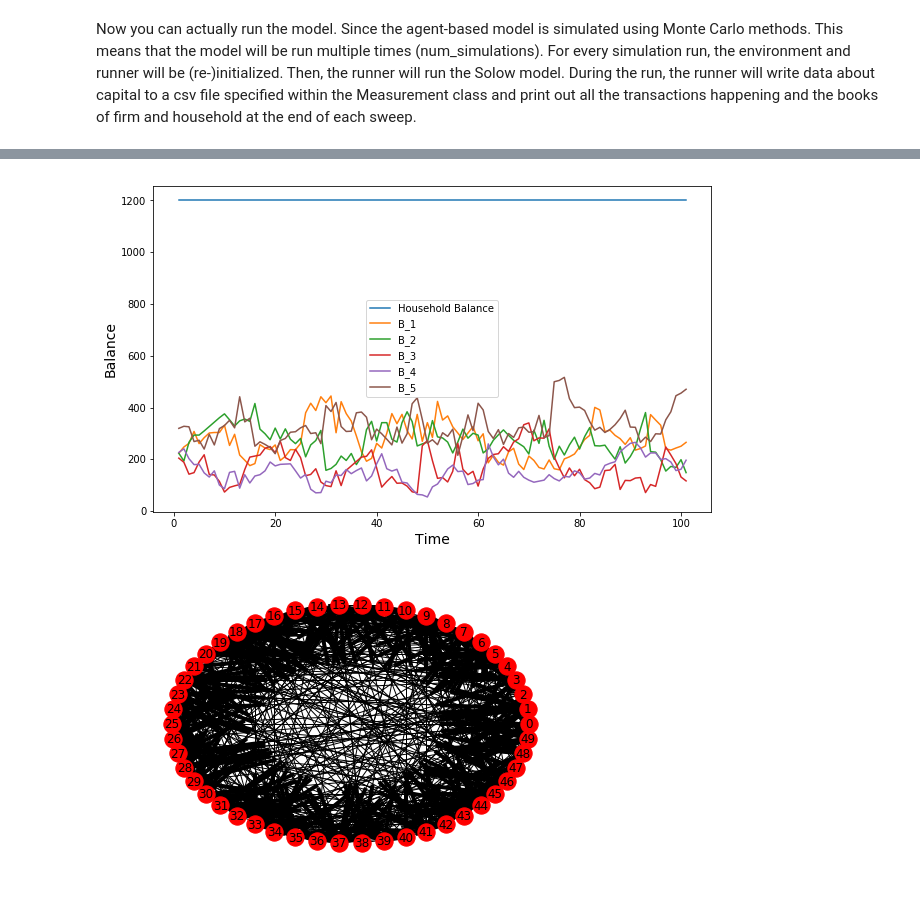
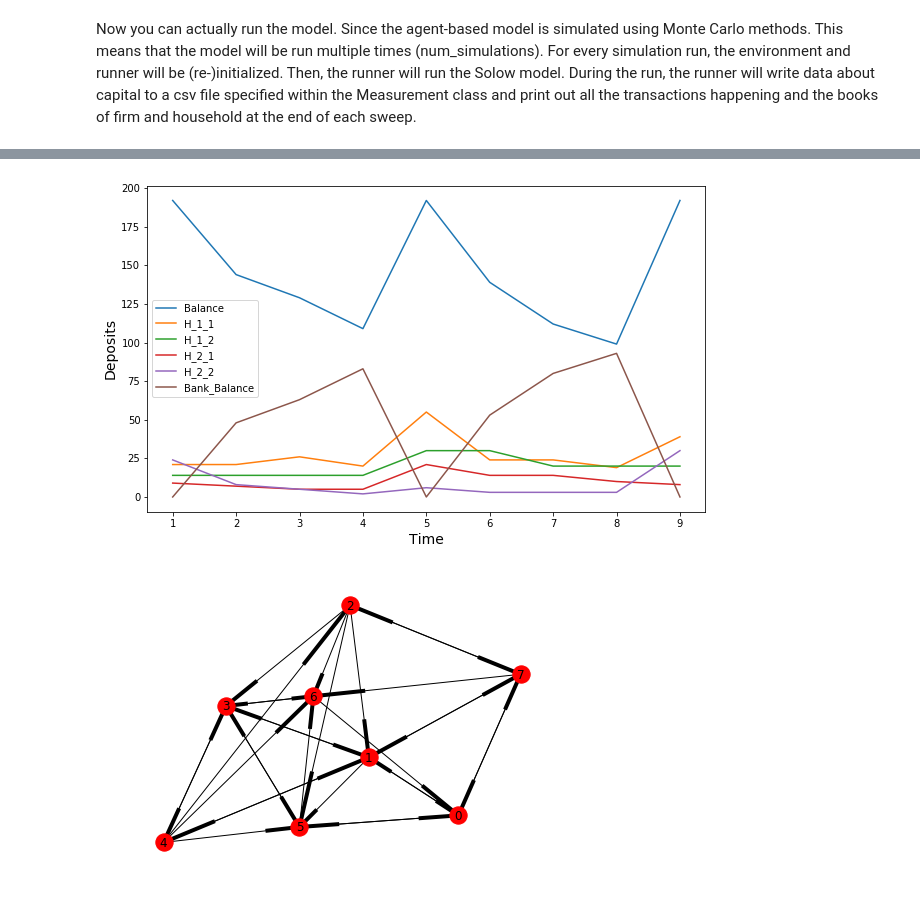
Before and after one commit to JonathanRossouw/Thesis, a Jupyter notebook: thesis/thesis_example.ipynb, the cells around one changed output, grey strips where cells are left out. Drawn from its saved outputs; the diff is of its cells as text; code cells hidden in the pictures.

```diff
--- a/thesis/thesis_example.ipynb
+++ b/thesis/thesis_example.ipynb
@@ -53,7 +53,7 @@ from src.runner import Runner
 Then, before running the model, the logger needs to be initialized.
 # %%
 log_directory = "log/"
-identifier = "/CBDC_parameters"
+identifier = "test_all_methods"
 environment_directory = "environments/"
 if not os.path.exists('log'):
     os.makedirs('log')
@@ -148,14 +124,14 @@ fig, ax = plt.subplots(nrows=1, ncols=1, figsize=(10,6))
 
 ax.plot(thesis_data.index, thesis_data)
 ax.set_xlabel('Time', fontsize='14')
-ax.set_ylabel('Balance', fontsize='14')
-ax.legend(['Household Balance', 'B_1',  'B_2', 'B_3', 'B_4', 'B_5',  'Bank_Balance', 'H_2_3', 'H_2_4', 'Bank_Balance'])
+ax.set_ylabel('Deposits', fontsize='14')
+ax.legend(['Balance', 'H_1_1',  'H_1_2', 'H_2_1', 'H_2_2', 'Bank_Balance'])
 
 fig.savefig('solow_capital.png')
 # %% [output]
-[figure, old version]
+[figure, new version]
 # %%
 import networkx as nx
-nx.draw_shell(environment.network)
+nx.draw(environment.network)
 # %% [output]
-[figure, old version]
+[figure, new version]
```
Also changed, not shown: parts of 9 cells of this notebook, 19 other files.
